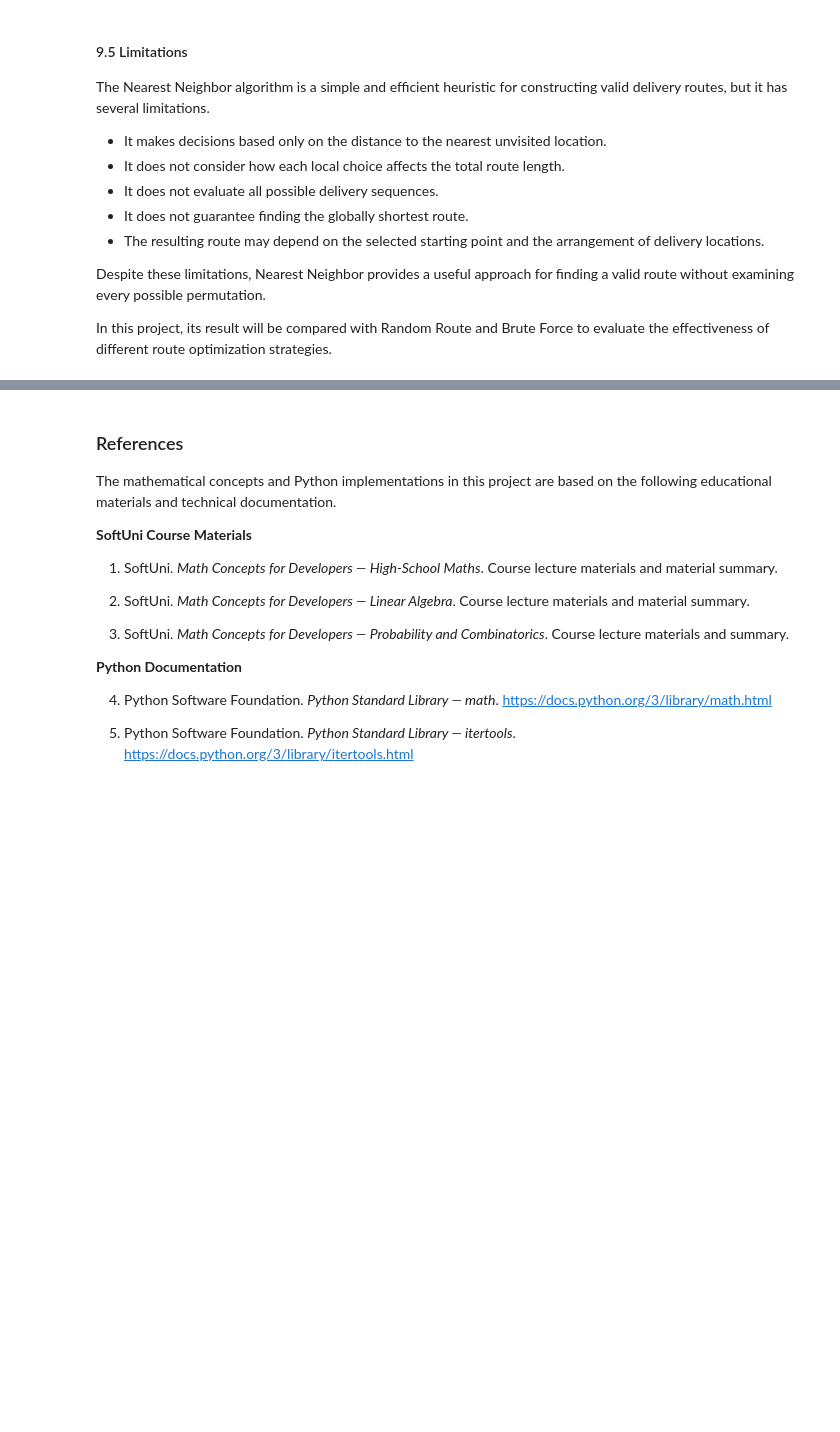
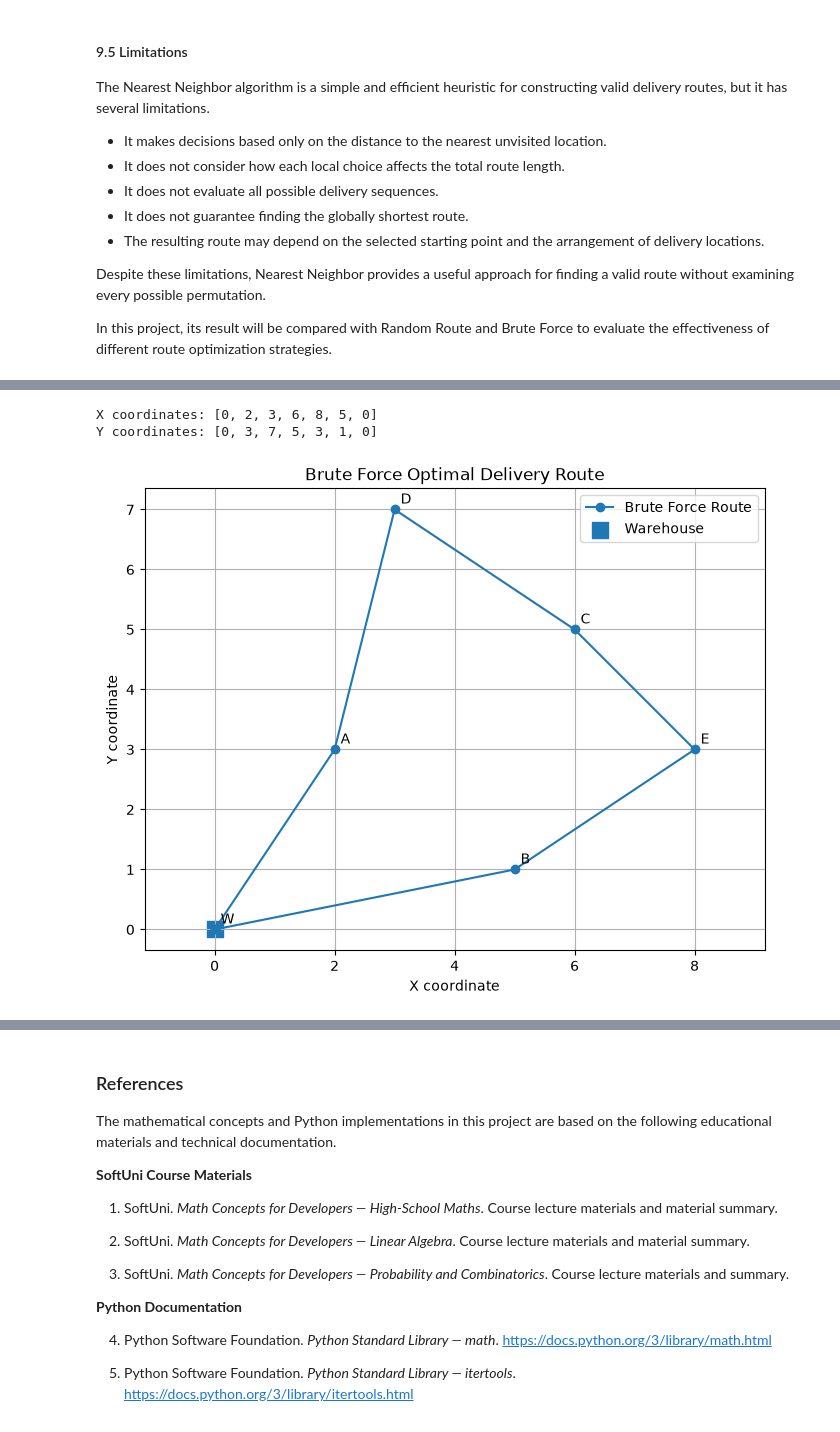
Before and after one commit to tsvetanadraganova/Math-Concepts-Final-Project, a Jupyter notebook: notebooks/route_optimization.ipynb, the cells around one changed output, grey strips where cells are left out. Saved outputs shown, nothing was run; the diff lists cells and outputs as text; code cells hidden in the pictures; blank space fills up the shorter version.

Commit message:
Implement brute force route optimization and visualize optimal route

```diff
--- a/notebooks/route_optimization.ipynb
+++ b/notebooks/route_optimization.ipynb
@@ -988,0 +1072,6 @@ In this project, its result will be compared with Random Route and Brute Force t
+# %%
+
+first_route_length = calculate_route_length(first_route, locations)
+
+print("First route length:", first_route_length)
+print("Rounded route length:", round(first_route_length, 2))
@@ -988,0 +1149,42 @@ In this project, its result will be compared with Random Route and Brute Force t
+# %%
+
+brute_x_values = []
+brute_y_values = []
+
+for point_name in best_route:
+    coordinates = locations[point_name]
+    brute_x_values.append(coordinates[0])
+    brute_y_values.append(coordinates[1])
+
+print("X coordinates:", brute_x_values)
+print("Y coordinates:", brute_y_values)
+# %% [output]
+X coordinates: [0, 2, 3, 6, 8, 5, 0]
+Y coordinates: [0, 3, 7, 5, 3, 1, 0]
+# %%
+
+plt.figure(figsize=(8, 6))
+
+plt.plot(brute_x_values, brute_y_values, marker="o", label="Brute Force Route")
+
+warehouse_x = locations["W"][0]
+warehouse_y = locations["W"][1]
+
+plt.scatter(warehouse_x, warehouse_y, s=120, marker="s", label="Warehouse")
+
+for name, coordinates in locations.items():
+    x = coordinates[0]
+    y = coordinates[1]
+    plt.text(x + 0.1, y + 0.1, name)
+
+plt.title("Brute Force Optimal Delivery Route")
+plt.xlabel("X coordinate")
+plt.ylabel("Y coordinate")
+plt.grid(True)
+plt.axis("equal")
+plt.legend()
+
+plt.savefig("../images/brute_force_route.png", dpi=300, bbox_inches="tight")
+plt.show()
+# %% [output]
+[figure, added]
```
Also changed, not shown: parts of 16 cells of this notebook, 2 other files.
